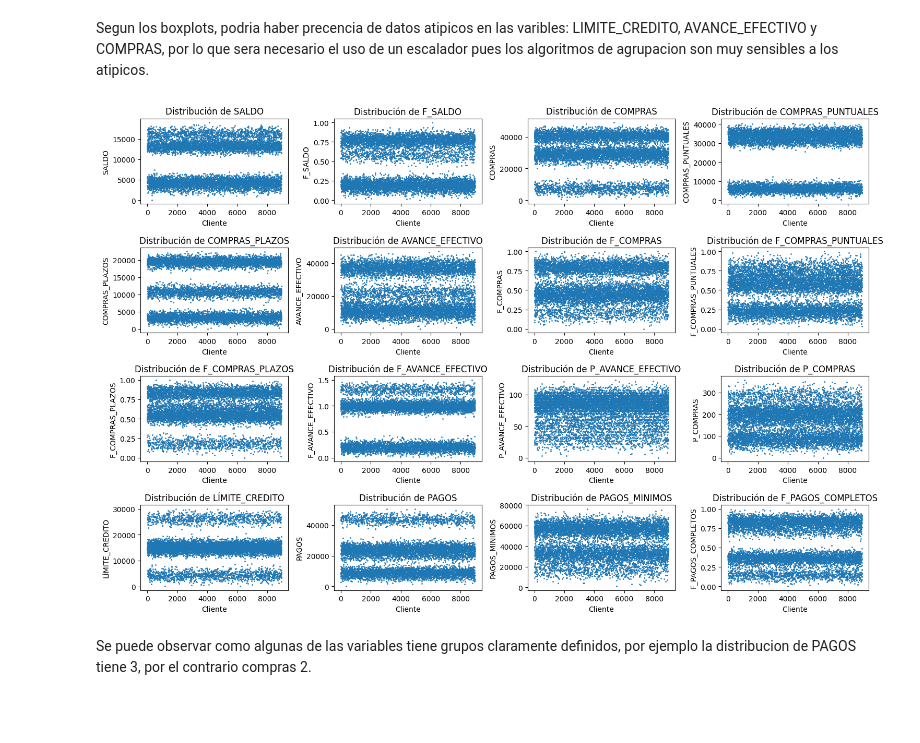
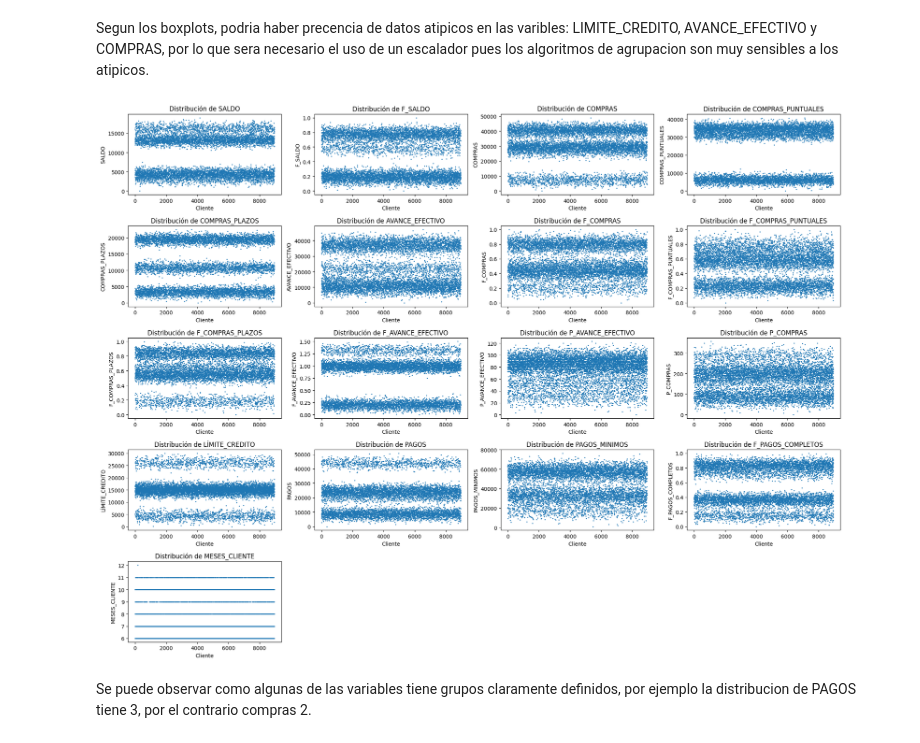
Before and after one commit to NataliaVillegasC/BI-Laboratorio2_Agrupacion, a Jupyter notebook: NataliaLab copy.ipynb, the cells around one changed output. Saved outputs shown, nothing was run; the diff lists cells and outputs as text; code cells hidden in the pictures; blank space fills up the shorter version.

```diff
--- a/NataliaLab copy.ipynb
+++ b/NataliaLab copy.ipynb
@@ -131,10 +131,6 @@ column_titles
 ### 1.1.1 Atributos numéricos
 # %%
 atributosNum = df.select_dtypes(include=[np.number]).columns
-
-# Se usa drop para eliminar la columna 'MESES_CLIENTE'
-atributosNum = atributosNum.drop('MESES_CLIENTE')
-
 pd.DataFrame(atributosNum, columns=['Atributos numéricos'])
 # %% [output]
 |  | Atributos numéricos |
@@ -173,7 +170,7 @@ Se generan las graficas boxplot para evidenciar como se distribuyen los datos en
 # %%
 plt.figure(figsize=(18, 24))
 for i, col in enumerate(atributosNum, 1):
-    plt.subplot(8, 2, i)
+    plt.subplot(9, 2, i)
     sns.boxplot(x=df[col])
     plt.title(f'Boxplot de {col}', fontsize=14, fontweight='bold')
 plt.tight_layout()
@@ -184,27 +181,27 @@ plt.show()
 Segun los boxplots, podria haber precencia de datos atipicos en las varibles: LIMITE_CREDITO, AVANCE_EFECTIVO y COMPRAS, por lo que sera necesario el uso de un escalador pues los algoritmos de agrupacion son muy sensibles a los atipicos.
 # %%
 
-fig, axes = plt.subplots(nrows=4, ncols=4, figsize=(15, 10))
-axes = axes.flatten()  # Aplanar la matriz de ejes para facilitar el acceso
+fig, axes = plt.subplots(nrows=5, ncols=4, figsize=(20, 15))
+axes = axes.flatten()
 
 # Iterar sobre cada variable y crear un scatter plot
 for i, var in enumerate(atributosNum):
     x = df.index  # Índices de los pacientes
     y = df[var]   # Variable actual
 
     axes[i].scatter(x, y, s=1)
     axes[i].set_xlabel('Cliente')
     axes[i].set_ylabel(var)
     axes[i].set_title(f'Distribución de {var}')
 
 # Eliminar cualquier subplot vacío si hay menos variables que subplots
 for j in range(i+1, len(axes)):
     fig.delaxes(axes[j])
 
 plt.tight_layout()
 plt.show()
 # %% [output]
-[figure, old version]
+[figure, new version]
 # %% [markdown]
 Se puede observar como algunas de las variables tiene grupos claramente definidos, por ejemplo la distribucion de PAGOS tiene 3, por el contrario compras 2.
 # %%
```
Also changed, not shown: parts of 13 cells of this notebook, 2 other files.
